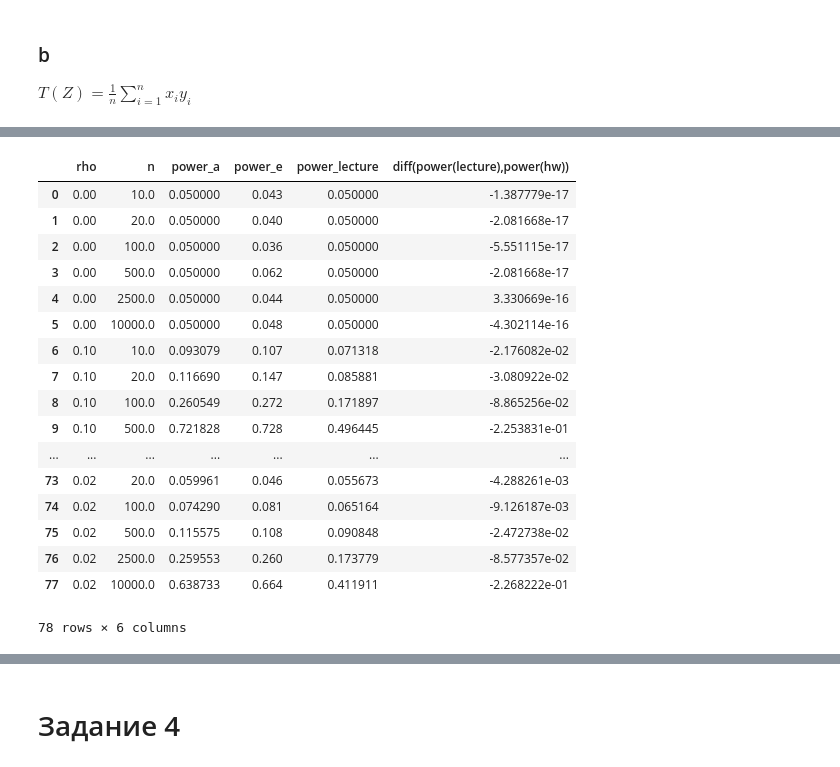
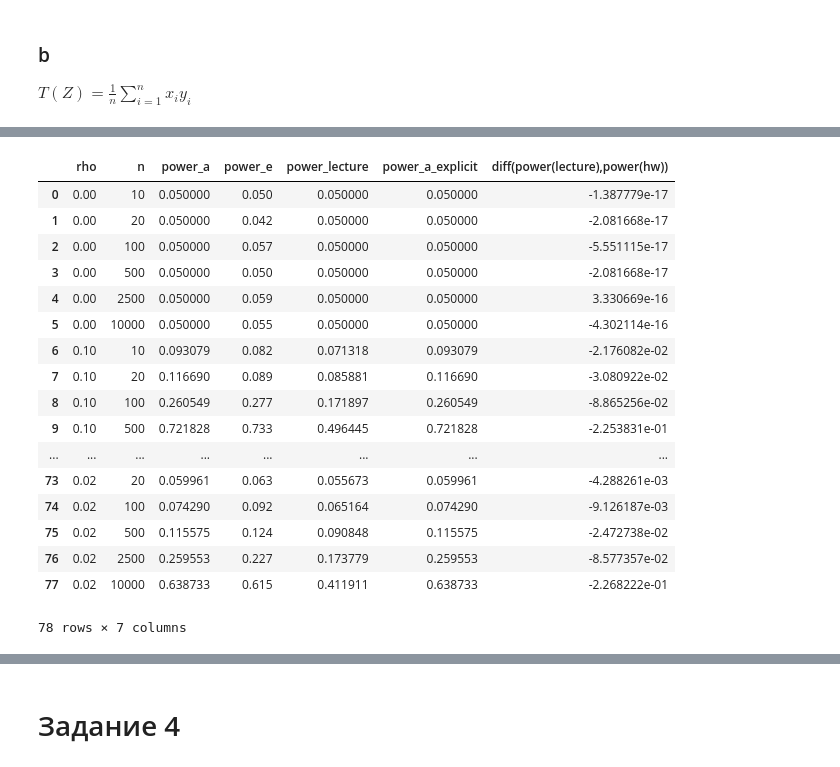
Before and after one commit to mshevelev/ml_tutorials, a Jupyter notebook: aa/mipt/lecture_1.ipynb, the cells around one changed output, grey strips where cells are left out. Saved outputs shown, nothing was run; the diff lists cells and outputs as text; code cells hidden in the pictures.

```diff
--- a/aa/mipt/lecture_1.ipynb
+++ b/aa/mipt/lecture_1.ipynb
@@ -77,12 +91,10 @@ def simulate_case2(n, k, prob_oracle, p1, p2):
     x_z = x[z]
     return z, y_z, x_z
 # %%
-ITER = 10000
-
-def run_experiment(k, n):
+def task1_simulate_many(k, n, ITER=10000):
     data = []
     for i in range(ITER):
-        z, y_z, x_z = simulate_case2(n=n, k=k, prob_oracle=1e-4, p1=0.9, p2=0.5)
+        z, y_z, x_z = task1_simulate_one_experiment(n=n, k=k, prob_oracle=1e-4, p1=0.9, p2=0.5)
         data.append((z, y_z, x_z))
 
     df = pd.DataFrame(data, columns = ["z", "y_z", "x_z"])
@@ -422,7 +529,10 @@ def compute_prob_H1_H1_slide8b_empirically(rho, N, alpha=0.05):
     res = (df["H1"] > x0).sum() / float(len(df["H1"]))
     return res
 
-
+def task3_power_analytical(rho, n):
+    rv = stats.norm()
+    res = 1. - rv.cdf(1. / np.sqrt(1 + rho**2) * (-np.sqrt(n) * rho + rv.ppf(0.95)))
+    return res
 
 print compute_prob_H1_H1_slide8b_analytically(0.1, N=100)
 print compute_prob_H1_H1_slide8b_empirically(0.1, N=100)
@@ -437,7 +545,7 @@ df.rho.value_counts().get(0.2)
 Ns = [10, 20, 100, 500, 2500, 10000]
 RHOs = list(np.linspace(0, 1, 11)[0:-1]) + [0.05, 0.01, 0.02]
 data = []
-cached = df_power_b
+cached = None #df_power_b
 if cached is not None:
     data = cached.values.tolist()
 for rho in RHOs[:]:
@@ -449,10 +557,11 @@ for rho in RHOs[:]:
         power_analytical = compute_prob_H1_H1_slide8b_analytically(rho, n, 0.05)
         power_empirical  = compute_prob_H1_H1_slide8b_empirically(rho, n, 0.05)
         power_8a  = compute_prob_H1_H1_slide8a(rho, n, 0.05)
-        data.append([rho, n, power_analytical, power_empirical, power_8a])
+        power_analytical_explicit = task3_power_analytical(rho, n)
+        data.append([rho, n, power_analytical, power_empirical, power_8a, power_analytical_explicit])
     print "done"
 
-df_power_b = pd.DataFrame(data, columns=["rho", "n", "power_a", "power_e", "power_lecture"])
+df_power_b = pd.DataFrame(data, columns=["rho", "n", "power_a", "power_e", "power_lecture", "power_a_explicit"])
 df_power_b["diff(power(lecture),power(hw))"] = df_power_b["power_lecture"] - df_power_b["power_a"]
 df_power_b.head()
 # %% [output]
@@ -477,0 +591,5 @@ skipping 0.02
+# %%
+df_power_b = pd.DataFrame(data, columns=["rho", "n", "power_a", "power_e", "power_lecture", "power_a_explicit"])
+df_power_b["diff(power(lecture),power(hw))"] = df_power_b["power_lecture"] - df_power_b["power_a"]
+df_power_b["diff(power(empirical),power(analytical))"] = df_power_b["power_e"] - df_power_b["power_a"]
+df_power_b.head()
@@ -499,25 +627,24 @@ power_b.select(rho=interesting_rhos).to.curve(kdims=["n"], vdims=["power_a", "po
 # %% [output]
 [interactive output not drawn]
 # %%
-df_power_b["diff(power(lecture),power(hw))"] = df_power_b["power_8a"] - df_power_b["power_a"]
-df_power_b = df_power_b.rename(columns={"power_8a": "power_lecture"})
+df_power_b["diff(power(lecture),power(hw))"] = df_power_b["power_lecture"] - df_power_b["power_a"]
 df_power_b
 # %% [output]
-|  | rho | n | power_a | power_e | power_lecture | diff(power(lecture),power(hw)) |
-| 0 | 0.00 | 10.0 | 0.050000 | 0.043 | 0.050000 | -1.387779e-17 |
-| 1 | 0.00 | 20.0 | 0.050000 | 0.040 | 0.050000 | -2.081668e-17 |
-| 2 | 0.00 | 100.0 | 0.050000 | 0.036 | 0.050000 | -5.551115e-17 |
-| 3 | 0.00 | 500.0 | 0.050000 | 0.062 | 0.050000 | -2.081668e-17 |
-| 4 | 0.00 | 2500.0 | 0.050000 | 0.044 | 0.050000 | 3.330669e-16 |
-| 5 | 0.00 | 10000.0 | 0.050000 | 0.048 | 0.050000 | -4.302114e-16 |
-| 6 | 0.10 | 10.0 | 0.093079 | 0.107 | 0.071318 | -2.176082e-02 |
-| 7 | 0.10 | 20.0 | 0.116690 | 0.147 | 0.085881 | -3.080922e-02 |
-| 8 | 0.10 | 100.0 | 0.260549 | 0.272 | 0.171897 | -8.865256e-02 |
-| 9 | 0.10 | 500.0 | 0.721828 | 0.728 | 0.496445 | -2.253831e-01 |
-| ... | ... | ... | ... | ... | ... | ... |
-| 73 | 0.02 | 20.0 | 0.059961 | 0.046 | 0.055673 | -4.288261e-03 |
-| 74 | 0.02 | 100.0 | 0.074290 | 0.081 | 0.065164 | -9.126187e-03 |
-| 75 | 0.02 | 500.0 | 0.115575 | 0.108 | 0.090848 | -2.472738e-02 |
-| 76 | 0.02 | 2500.0 | 0.259553 | 0.260 | 0.173779 | -8.577357e-02 |
-| 77 | 0.02 | 10000.0 | 0.638733 | 0.664 | 0.411911 | -2.268222e-01 |
+|  | rho | n | power_a | power_e | power_lecture | power_a_explicit | diff(power(lecture),power(hw)) |
+| 0 | 0.00 | 10 | 0.050000 | 0.050 | 0.050000 | 0.050000 | -1.387779e-17 |
+| 1 | 0.00 | 20 | 0.050000 | 0.042 | 0.050000 | 0.050000 | -2.081668e-17 |
+| 2 | 0.00 | 100 | 0.050000 | 0.057 | 0.050000 | 0.050000 | -5.551115e-17 |
+| 3 | 0.00 | 500 | 0.050000 | 0.050 | 0.050000 | 0.050000 | -2.081668e-17 |
+| 4 | 0.00 | 2500 | 0.050000 | 0.059 | 0.050000 | 0.050000 | 3.330669e-16 |
+| 5 | 0.00 | 10000 | 0.050000 | 0.055 | 0.050000 | 0.050000 | -4.302114e-16 |
+| 6 | 0.10 | 10 | 0.093079 | 0.082 | 0.071318 | 0.093079 | -2.176082e-02 |
+| 7 | 0.10 | 20 | 0.116690 | 0.089 | 0.085881 | 0.116690 | -3.080922e-02 |
+| 8 | 0.10 | 100 | 0.260549 | 0.277 | 0.171897 | 0.260549 | -8.865256e-02 |
+| 9 | 0.10 | 500 | 0.721828 | 0.733 | 0.496445 | 0.721828 | -2.253831e-01 |
+| ... | ... | ... | ... | ... | ... | ... | ... |
+| 73 | 0.02 | 20 | 0.059961 | 0.063 | 0.055673 | 0.059961 | -4.288261e-03 |
+| 74 | 0.02 | 100 | 0.074290 | 0.092 | 0.065164 | 0.074290 | -9.126187e-03 |
+| 75 | 0.02 | 500 | 0.115575 | 0.124 | 0.090848 | 0.115575 | -2.472738e-02 |
+| 76 | 0.02 | 2500 | 0.259553 | 0.227 | 0.173779 | 0.259553 | -8.577357e-02 |
+| 77 | 0.02 | 10000 | 0.638733 | 0.615 | 0.411911 | 0.638733 | -2.268222e-01 |
-78 rows × 6 columns
+78 rows × 7 columns
```
Also changed, not shown: parts of 47 cells of this notebook.
